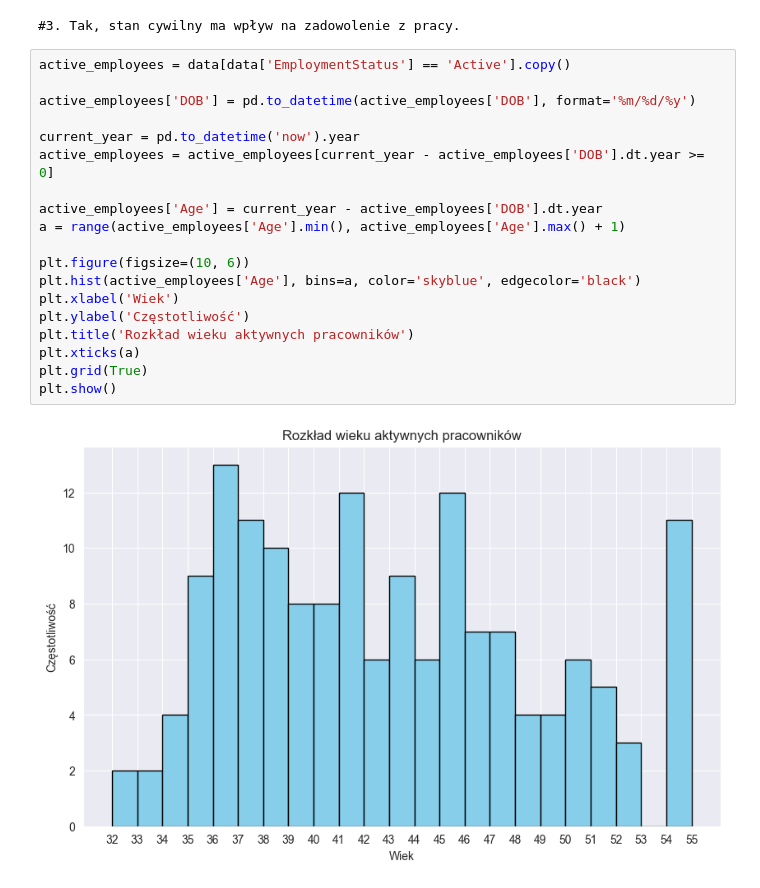
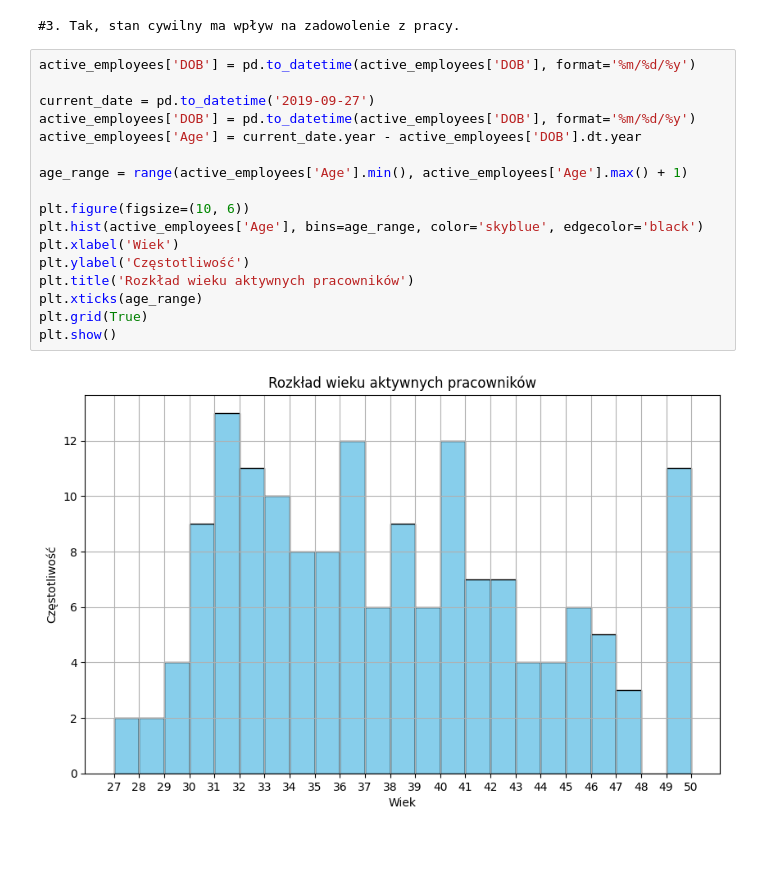
Before and after one commit to KenZooo11/9.2, a Jupyter notebook: 9.2.ipynb, the cells around one changed output. Saved outputs shown, nothing was run; the diff lists cells and outputs as text; blank space fills up the shorter version.

```diff
--- a/9.2.ipynb
+++ b/9.2.ipynb
@@ -127,26 +116,24 @@ print("#3. Tak, stan cywilny ma wpływ na zadowolenie z pracy. Gdy jest się w z
 # %% [output]
 #3. Tak, stan cywilny ma wpływ na zadowolenie z pracy.
 # %%
-active_employees = data[data['EmploymentStatus'] == 'Active'].copy()
-
 active_employees['DOB'] = pd.to_datetime(active_employees['DOB'], format='%m/%d/%y')
 
-current_year = pd.to_datetime('now').year
-active_employees = active_employees[current_year - active_employees['DOB'].dt.year >= 0]
+current_date = pd.to_datetime('2019-09-27')
+active_employees['DOB'] = pd.to_datetime(active_employees['DOB'], format='%m/%d/%y')
+active_employees['Age'] = current_date.year - active_employees['DOB'].dt.year
 
-active_employees['Age'] = current_year - active_employees['DOB'].dt.year
-a = range(active_employees['Age'].min(), active_employees['Age'].max() + 1)
+age_range = range(active_employees['Age'].min(), active_employees['Age'].max() + 1)
 
 plt.figure(figsize=(10, 6))
-plt.hist(active_employees['Age'], bins=a, color='skyblue', edgecolor='black')
+plt.hist(active_employees['Age'], bins=age_range, color='skyblue', edgecolor='black')
 plt.xlabel('Wiek')
 plt.ylabel('Częstotliwość')
 plt.title('Rozkład wieku aktywnych pracowników')
-plt.xticks(a)
+plt.xticks(age_range)
 plt.grid(True)
 plt.show()
 # %% [output]
-[figure, old version]
+[figure, new version]
 # %%
 older_employees = active_employees[active_employees['Age'] >= 40]
 younger_employees = active_employees[active_employees['Age'] < 40]
```
Also changed, not shown: parts of 5 cells of this notebook.
